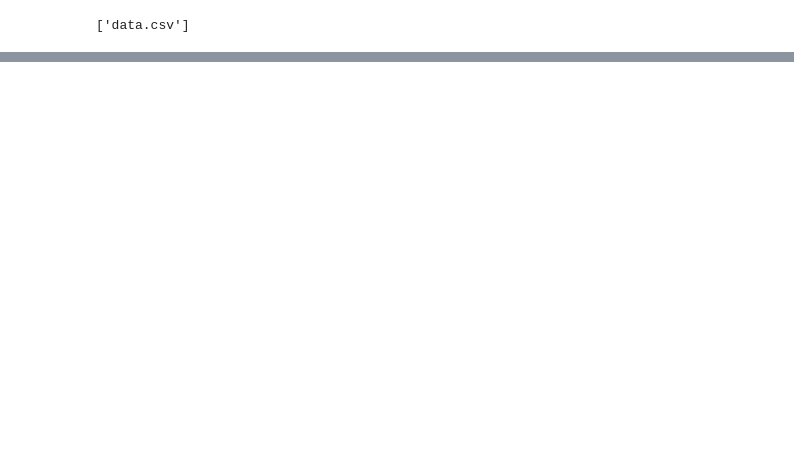
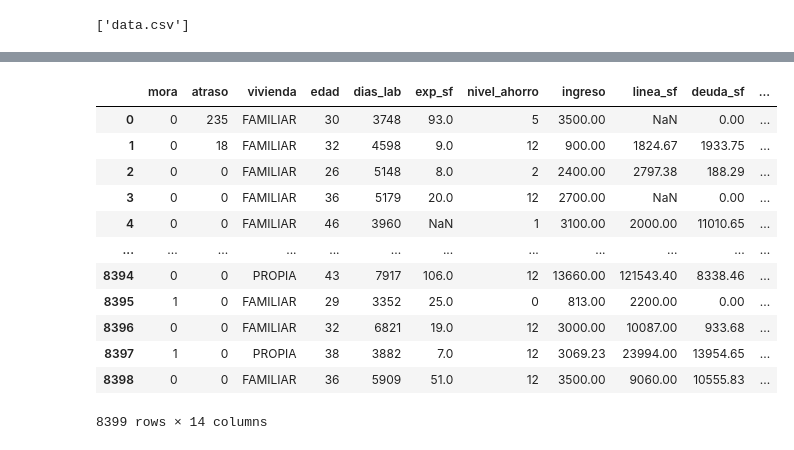
Before and after one commit to BomfimThiago/DatosSinteticos, a Jupyter notebook: original/index.ipynb, the cells around one changed output, grey strips where cells are left out. Cells and saved outputs as stored; diff of their text form; code cells hidden in the pictures; blank space fills up the shorter version.

```diff
--- a/original/index.ipynb
+++ b/original/index.ipynb
@@ -30,0 +33,16 @@ print(os.listdir(dataset_path))  # Mostra os arquivos baixados
+# %%
+df
+# %% [output]
+|  | mora | atraso | vivienda | edad | dias_lab | exp_sf | nivel_ahorro | ingreso | linea_sf | deuda_sf | ... |
+| 0 | 0 | 235 | FAMILIAR | 30 | 3748 | 93.0 | 5 | 3500.00 | NaN | 0.00 | ... |
+| 1 | 0 | 18 | FAMILIAR | 32 | 4598 | 9.0 | 12 | 900.00 | 1824.67 | 1933.75 | ... |
+| 2 | 0 | 0 | FAMILIAR | 26 | 5148 | 8.0 | 2 | 2400.00 | 2797.38 | 188.29 | ... |
+| 3 | 0 | 0 | FAMILIAR | 36 | 5179 | 20.0 | 12 | 2700.00 | NaN | 0.00 | ... |
+| 4 | 0 | 0 | FAMILIAR | 46 | 3960 | NaN | 1 | 3100.00 | 2000.00 | 11010.65 | ... |
+| ... | ... | ... | ... | ... | ... | ... | ... | ... | ... | ... | ... |
+| 8394 | 0 | 0 | PROPIA | 43 | 7917 | 106.0 | 12 | 13660.00 | 121543.40 | 8338.46 | ... |
+| 8395 | 1 | 0 | FAMILIAR | 29 | 3352 | 25.0 | 0 | 813.00 | 2200.00 | 0.00 | ... |
+| 8396 | 0 | 0 | FAMILIAR | 32 | 6821 | 19.0 | 12 | 3000.00 | 10087.00 | 933.68 | ... |
+| 8397 | 1 | 0 | PROPIA | 38 | 3882 | 7.0 | 12 | 3069.23 | 23994.00 | 13954.65 | ... |
+| 8398 | 0 | 0 | FAMILIAR | 36 | 5909 | 51.0 | 12 | 3500.00 | 9060.00 | 10555.83 | ... |
+8399 rows × 14 columns
```
Also changed, not shown: parts of 15 cells of this notebook.
